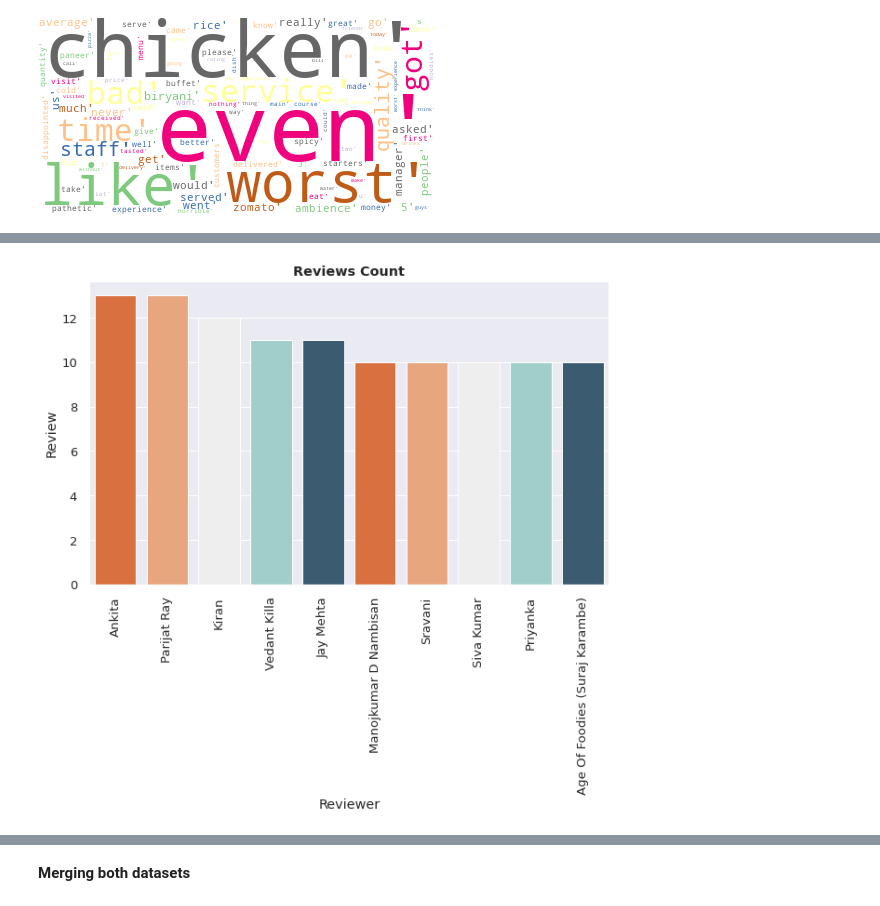
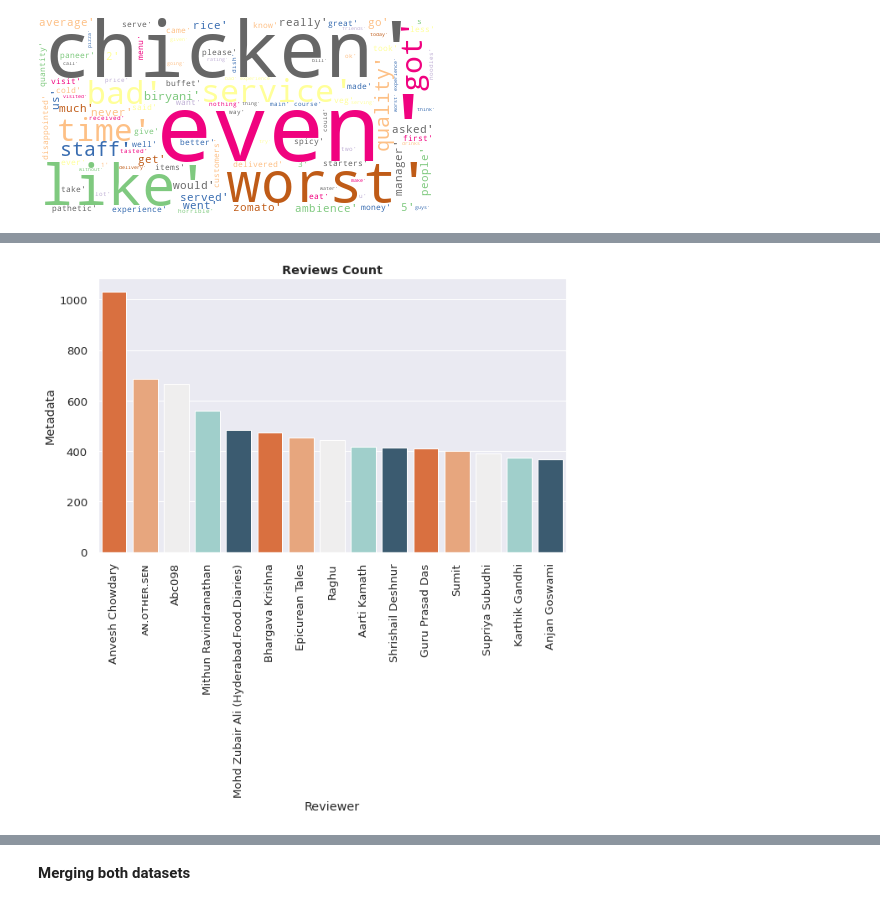
Before and after one commit to SethupathyM/Unsupervised_ML_Clustering_and_Sentiment_Analysis_Zomato_Restaurant, a Jupyter notebook: Zomato_Restaurant_Clustering_and_Sentiment_Analysis_.ipynb, the cells around one changed output, grey strips where cells are left out. Drawn from its saved outputs; the diff is of its cells as text; code cells hidden in the pictures.

```diff
--- a/Zomato_Restaurant_Clustering_and_Sentiment_Analysis_.ipynb
+++ b/Zomato_Restaurant_Clustering_and_Sentiment_Analysis_.ipynb
@@ -1051,7 +1051,14 @@ wordcloud.generate(long_string)
 wordcloud.to_image()
 # %% [output]
 [figure]
+# %%
+# Extracting the number of reviews
+df_r['Metadata'] = df_r['Metadata'].str.split(' ')
+df_r['Metadata'] = df_r['Metadata'].apply(lambda x: x[0])
+df_r['Metadata'] = df_r['Metadata'].apply(lambda X : int(x))
 # %%
-top_reviewers = pd.DataFrame(df_r.groupby('Reviewer')['Review'].count()).reset_index()
-top_reviewers = top_reviewers.sort_values(by = 'Review',ascending = False)
-top_reviewers = top_reviewers[:10]
+# Creating a dataframe to store top 10 reviewers
+top_reviewers = pd.DataFrame(df_r.groupby(['Reviewer','Metadata']).sum()).reset_index()
+top_reviewers = top_reviewers.sort_values(by = 'Metadata',ascending = False)
+top_reviewers = top_reviewers[:15]
+# print(top_reviewers)
@@ -1072,8 +1065,9 @@ top_reviewers
 # %%
+# Visualization of top 10 reviewers
 plt.figure(figsize = (10,6))
-sns.barplot(data = top_reviewers,x = 'Reviewer',y = 'Review',palette = ['#F26627','#F9A26C','#EFEEEE','#98D7D1','#325D79'])
+sns.barplot(data = top_reviewers,x = 'Reviewer',y = 'Metadata',palette = ['#F26627','#F9A26C','#EFEEEE','#98D7D1','#325D79'])
 plt.title('Reviews Count',fontweight = 'bold')
 plt.xticks(rotation = 90)
 plt.show()
 # %% [output]
-[figure, old version]
+[figure, new version]
```
Also changed, not shown: parts of 3 cells of this notebook.
